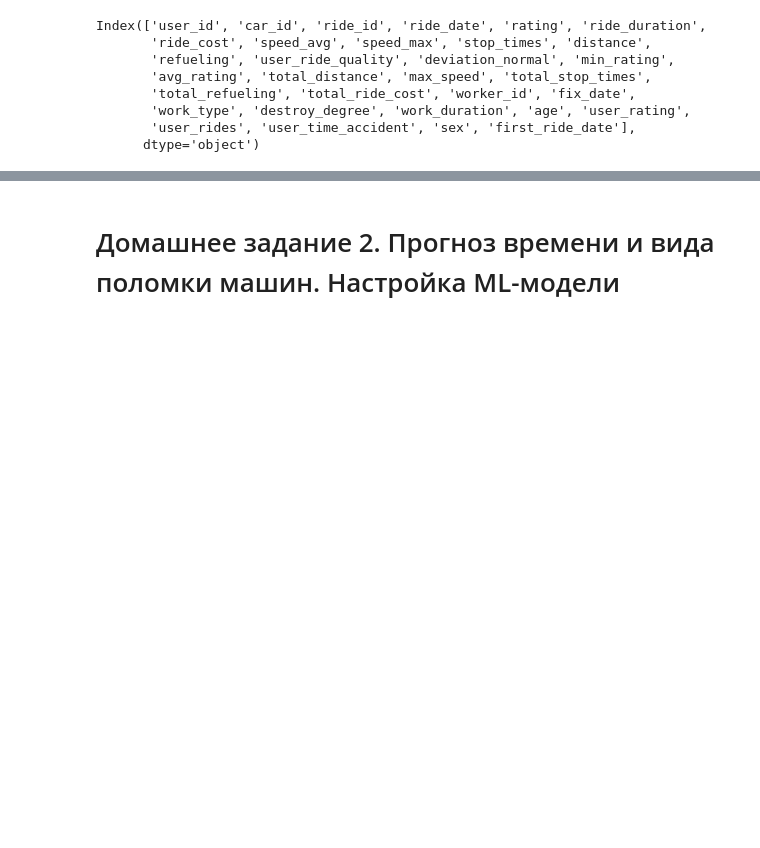
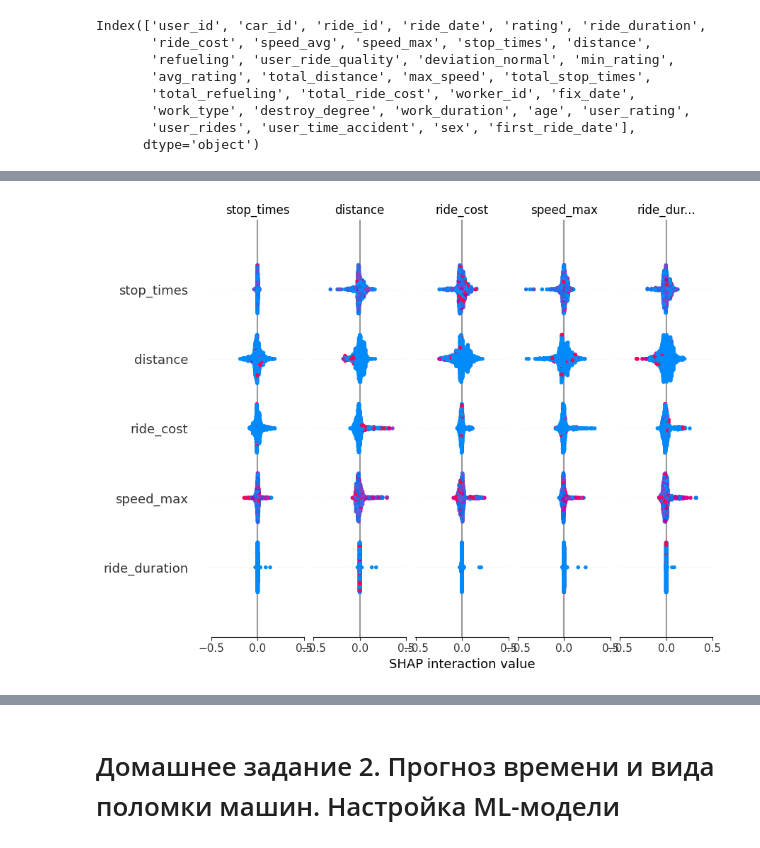
Before and after one commit to ArtemAmentes/C_DS, a Jupyter notebook: asset-v1_SkillFactory+MFTIDS+SEP2023+type@asset+block@Домашние_задания_Соревновательныи__DS.ipynb, the cells around one changed output, grey strips where cells are left out. Cells and saved outputs as stored; diff of their text form; code cells hidden in the pictures; blank space fills up the shorter version.

```diff
--- a/asset-v1_SkillFactory+MFTIDS+SEP2023+type@asset+block@Домашние_задания_Соревновательныи__DS.ipynb
+++ b/asset-v1_SkillFactory+MFTIDS+SEP2023+type@asset+block@Домашние_задания_Соревновательныи__DS.ipynb
@@ -528,8 +658,8 @@ KeyboardInterrupt:
 from sklearn.ensemble import RandomForestClassifier
 from sklearn.inspection import permutation_importance
 
-model = RandomForestClassifier().fit(data.drop('work_type', axis=1), data['work_type'])
-result = permutation_importance(model, data.drop('work_type', axis=1), data['work_type'], n_repeats=10)
+train_data = data[numeric_columns+categorial_columns]
+
+rf_model = RandomForestClassifier().fit(train_data.drop('work_type', axis=1), train_data['work_type'])
+result = permutation_importance(rf_model, train_data.drop('work_type', axis=1), train_data['work_type'], n_repeats=10)
 perm_sorted_idx = result.importances_mean.argsort()
-
-print(result.importances_mean[perm_sorted_idx])
@@ -536,8 +690,9 @@ print(result.importances_mean[perm_sorted_idx])
 # %%
 import shap
 
-model = RandomForestClassifier().fit(data.drop('work_type', axis=1), data['work_type'])
-explainer = shap.TreeExplainer(model)
-shap_values = explainer.shap_values(data.drop('work_type', axis=1))
+explainer = shap.TreeExplainer(rf_model)
+shap_values = explainer.shap_values(train_data.drop('work_type', axis=1))
 
-shap.summary_plot(shap_values, data.drop('work_type', axis=1))
+shap.summary_plot(shap_values, train_data.drop('work_type', axis=1))
+# %% [output]
+[figure, added]
```
Also changed, not shown: parts of 45 cells of this notebook.
